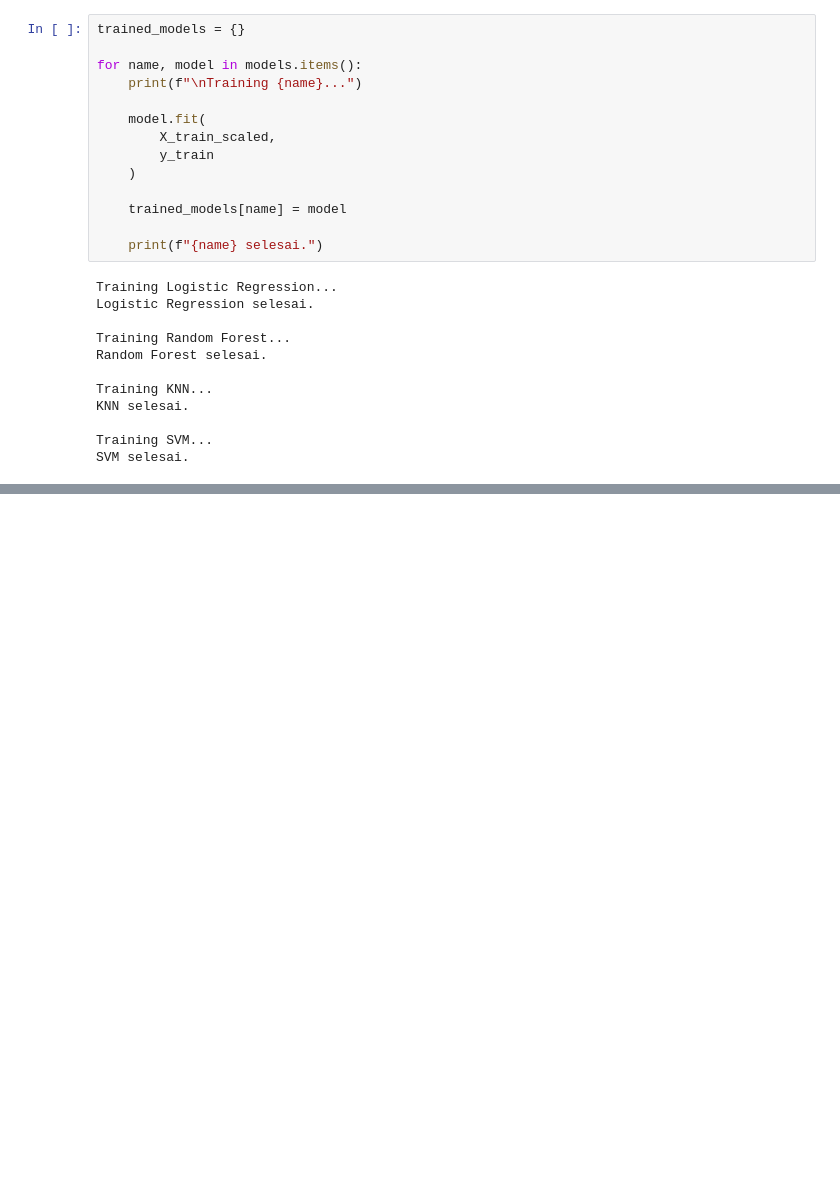
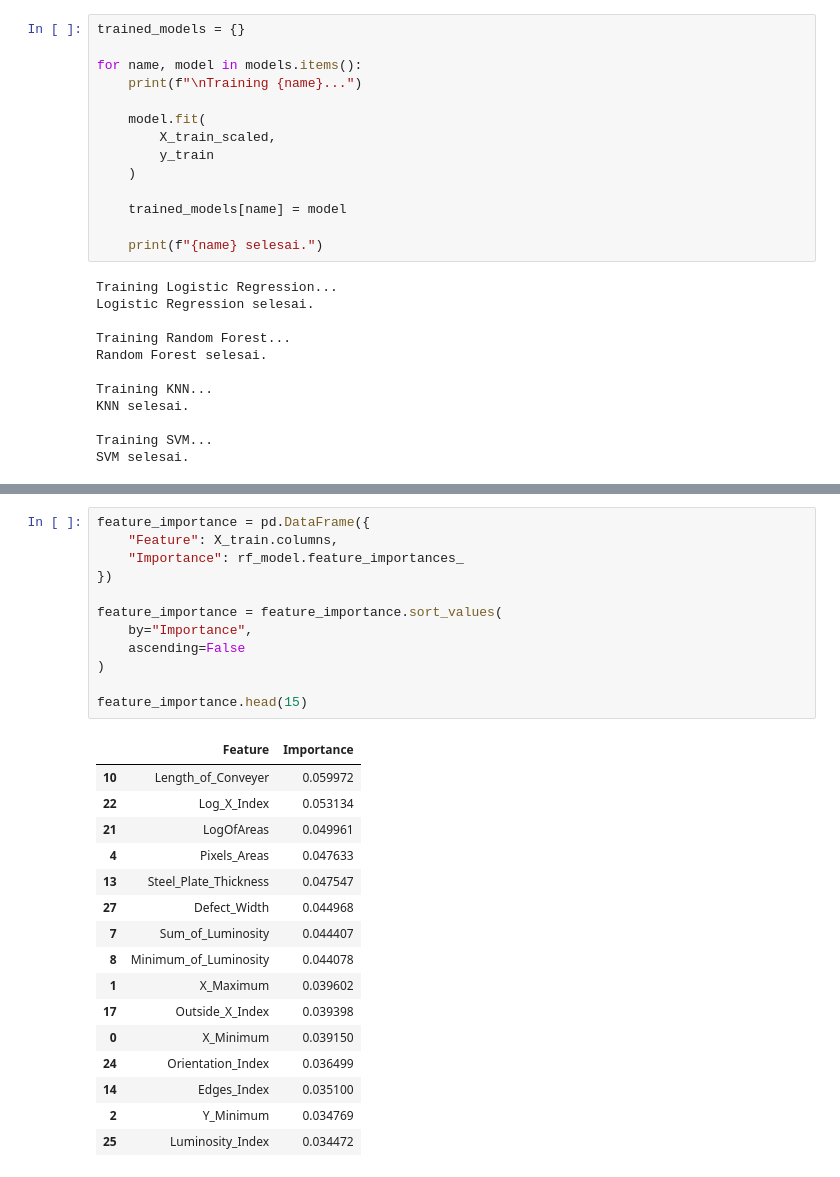
Before and after one commit to FaizAzril/smart-ml-kelompok2, a Jupyter notebook: notebooks/02_ML1_Classification.ipynb, the cells around one changed output, grey strips where cells are left out. Cells and saved outputs as stored; diff of their text form; blank space fills up the shorter version.

```diff
--- a/notebooks/02_ML1_Classification.ipynb
+++ b/notebooks/02_ML1_Classification.ipynb
@@ -165,0 +233,29 @@ SVM selesai.
+# %%
+feature_importance = pd.DataFrame({
+    "Feature": X_train.columns,
+    "Importance": rf_model.feature_importances_
+})
+
+feature_importance = feature_importance.sort_values(
+    by="Importance",
+    ascending=False
+)
+
+feature_importance.head(15)
+# %% [output]
+|  | Feature | Importance |
+| 10 | Length_of_Conveyer | 0.059972 |
+| 22 | Log_X_Index | 0.053134 |
+| 21 | LogOfAreas | 0.049961 |
+| 4 | Pixels_Areas | 0.047633 |
+| 13 | Steel_Plate_Thickness | 0.047547 |
+| 27 | Defect_Width | 0.044968 |
+| 7 | Sum_of_Luminosity | 0.044407 |
+| 8 | Minimum_of_Luminosity | 0.044078 |
+| 1 | X_Maximum | 0.039602 |
+| 17 | Outside_X_Index | 0.039398 |
+| 0 | X_Minimum | 0.039150 |
+| 24 | Orientation_Index | 0.036499 |
+| 14 | Edges_Index | 0.035100 |
+| 2 | Y_Minimum | 0.034769 |
+| 25 | Luminosity_Index | 0.034472 |
```
Also changed, not shown: parts of 7 cells of this notebook.
